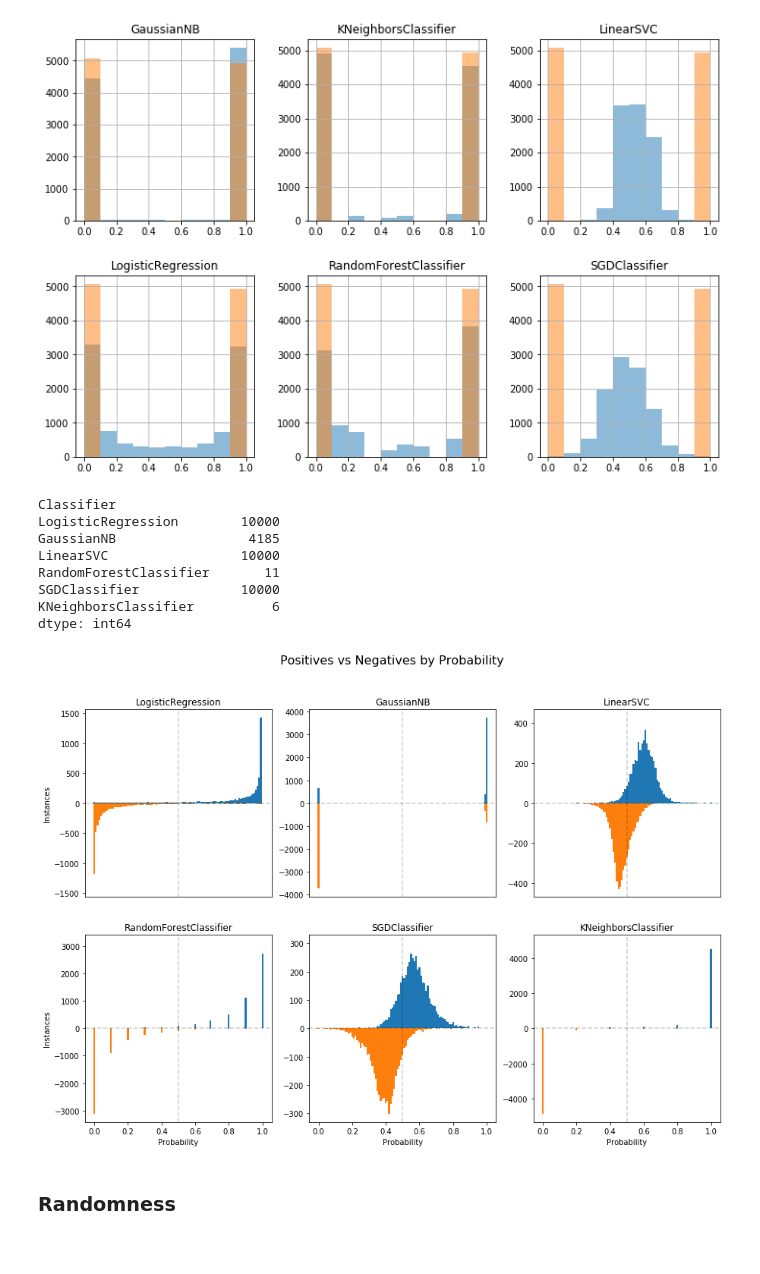
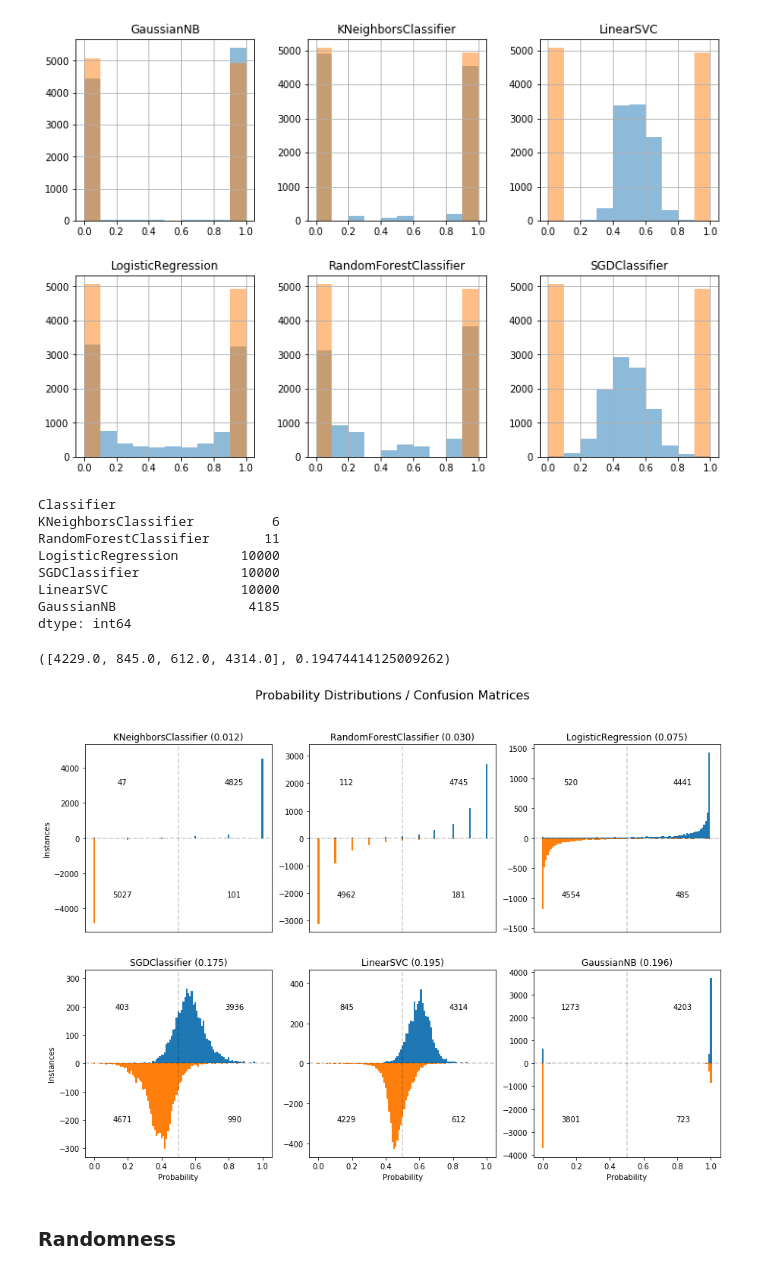
Before and after one commit to johnstill/calibration, a Jupyter notebook: Datagram.ipynb, the cells around one changed output. Cells and saved outputs as stored; diff of their text form; code cells hidden in the pictures.

```diff
--- a/Datagram.ipynb
+++ b/Datagram.ipynb
@@ -23,0 +12,6 @@ data.head()
+# %%
+df_raw = pd.read_pickle('results.pkl')
+actual = df_raw.actual.copy()
+preds = df_raw.xs('Prediction', level='Method', axis=1)
+probs = df_raw.xs('Probability', level='Method', axis=1)
+probs.head()
@@ -23,0 +25,13 @@ data.head()
+# %%
+# Brier Score Losses & sort Probs by brier score loss
+conf_mats = np.array([confusion_matrix(actual, p).ravel()
+                      for _, p in preds.iteritems()])
+confusion = pd.DataFrame(conf_mats,
+                         index=preds.columns,
+                         columns=('TN', 'FP', 'FN', 'TP'))
+brier_score = probs.apply(lambda v: brier_score_loss(actual, v))
+confusion = confusion.assign(brier_score=brier_score)
+confusion.sort_values(by='brier_score', inplace=True)
+print(confusion)
+
+probs = probs.reindex(confusion.index, axis=1)
@@ -24,6 +47,6 @@ data.head()
 # %%
 axes = probs.hist(figsize=(12,8), layout=(2,3), alpha=0.5)
-for ax in axes.flat:
+for ax in axes.ravel():
     actual.hist(ax=ax, alpha=0.5)
 plt.show()
 # %% [output]
@@ -32,12 +55,12 @@ plt.show()
 probs.apply(lambda x: len(np.unique(x)))
 # %% [output]
 Classifier
+KNeighborsClassifier          6
+RandomForestClassifier       11
 LogisticRegression        10000
+SGDClassifier             10000
+LinearSVC                 10000
 GaussianNB                 4185
-LinearSVC                 10000
-RandomForestClassifier       11
-SGDClassifier             10000
-KNeighborsClassifier          6
 dtype: int64
 # %%
 def gen_datagram(prob, actual, bins=100):
@@ -60,28 +83,45 @@ def draw_datagram(prob, actual, bins=100, ax=None):
     height = max(abs(x) for x in ax.get_ylim())
     ax.set_ylim([-height, height])
     return ax
+# %%
+vec = confusion.loc['LinearSVC']
+*m, brier = vec
+m, brier
+# %% [output]
+([4229.0, 845.0, 612.0, 4314.0], 0.19474414125009262)
 # %%
 fig, axes = plt.subplots(nrows=2, ncols=3, sharex=True, figsize=(15, 10))
 axes = tuple(axes.flat)
 
+coords = ((0.2, 0.2),
+          (0.2, 0.8),
+          (0.8, 0.2),
+          (0.8, 0.8))
+
 for ax, (label, prob) in zip(axes, probs.iteritems()):
+    *cm, brier = confusion.loc[label]
     draw_datagram(prob.copy(), actual, ax=ax)
-    ax.set_title(label)
+    for val, (x, y) in zip(cm, coords):
+        ax.text(x, y, int(val),
+                horizontalalignment='center',
+                verticalalignment='center',
+                transform=ax.transAxes)
+    ax.set_title(f'{label} ({brier:.3f})')
 
-fig.suptitle('Positives vs Negatives by Probability', fontsize=16)
+fig.suptitle('Probability Distributions / Confusion Matrices', fontsize=16)
 axes[0].set_ylabel('Instances')
 axes[3].set_ylabel('Instances')
 
 for x in (0, 1, 2):
     axes[x].xaxis.set_ticks_position('none')
 axes[3].set_xlabel('Probability')
 axes[4].set_xlabel('Probability')
 axes[5].set_xlabel('Probability')
 
 # plt.tight_layout()
 plt.show()
 # %% [output]
-[figure, old version]
+[figure, new version]
 # %% [markdown]
 ### Randomness
 # %%
```
Also changed, not shown: parts of 5 cells of this notebook, 2 other files.
